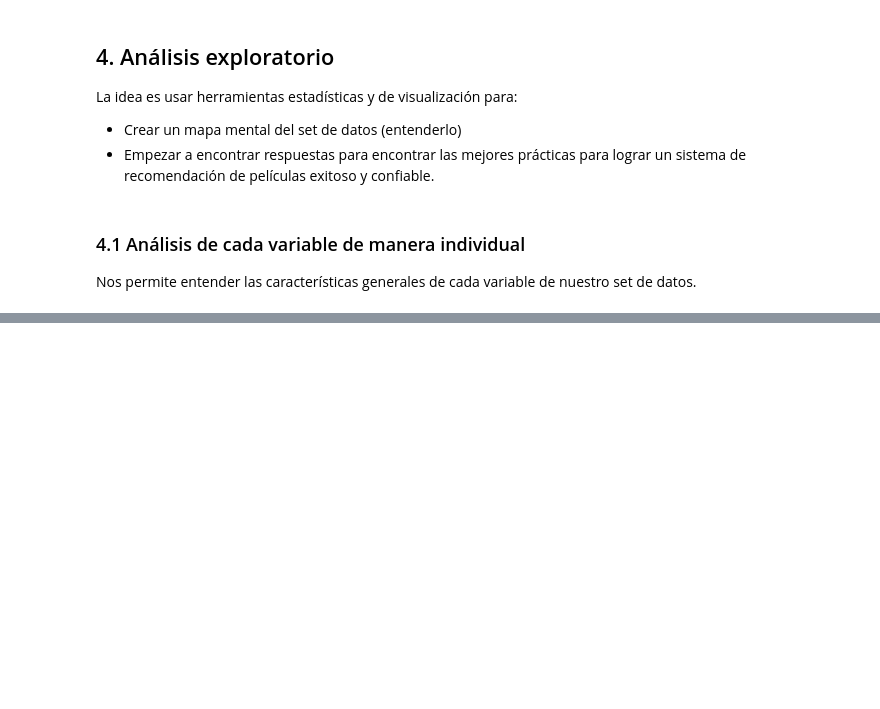
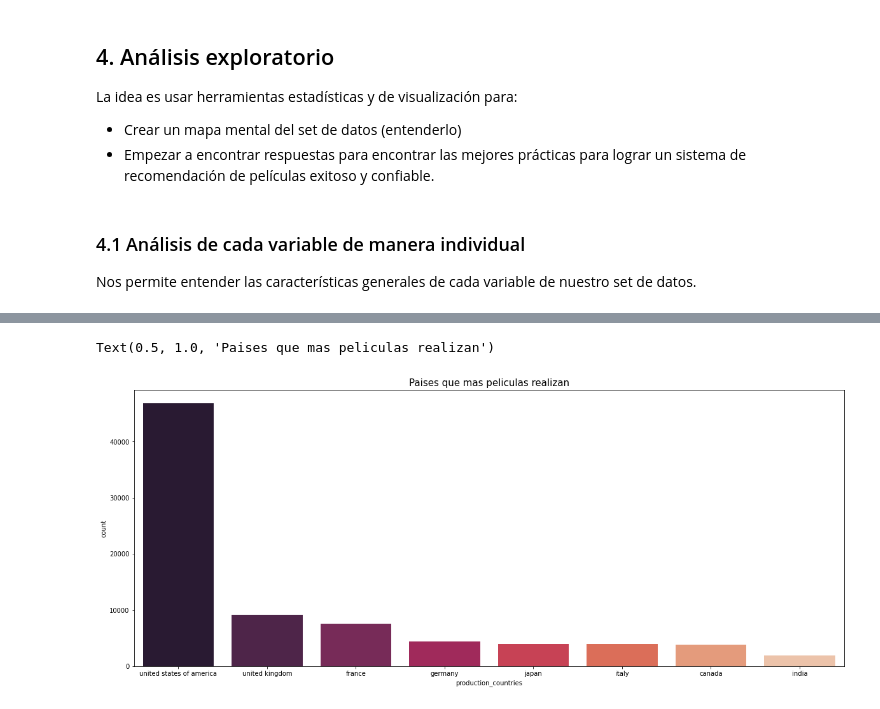
Before and after one commit to villarrealfx/PI-01-MLOps-Henry, a Jupyter notebook: EDA-(Exploratory-Data-Analysis-ML.ipynb, the cells around one changed output, grey strips where cells are left out. Saved outputs shown, nothing was run; the diff lists cells and outputs as text; code cells hidden in the pictures; blank space fills up the shorter version.

```diff
--- a/EDA-(Exploratory-Data-Analysis-ML.ipynb
+++ b/EDA-(Exploratory-Data-Analysis-ML.ipynb
@@ -219,0 +158,7 @@ similarity = cosine_similarity(vector)
+# %%
+# Vizualizar cuantos datos y su porcentaje del total por país
+data['production_countries'] = data['production_countries'].apply(literal_eval)
+data = data.explode('production_countries')
+count = data['production_countries'].value_counts()
+percent = 100 * data['production_countries'].value_counts(normalize=True)
+pd.DataFrame({'count': count, 'percent': percent.round(1)})
@@ -219,0 +180,8 @@ similarity = cosine_similarity(vector)
+# %%
+# Graficamos para mejor visualización
+plt.figure(figsize=(20,8))
+sns.countplot(x='production_countries', data=data, palette='rocket', order=data['production_countries'].value_counts().index[0:8])
+plt.title('Paises que mas peliculas realizan', fontsize=15)
+# %% [output]
+Text(0.5, 1.0, 'Paises que mas peliculas realizan')
+[figure, added]
```
Also changed, not shown: parts of 37 cells of this notebook, 4 other files.
